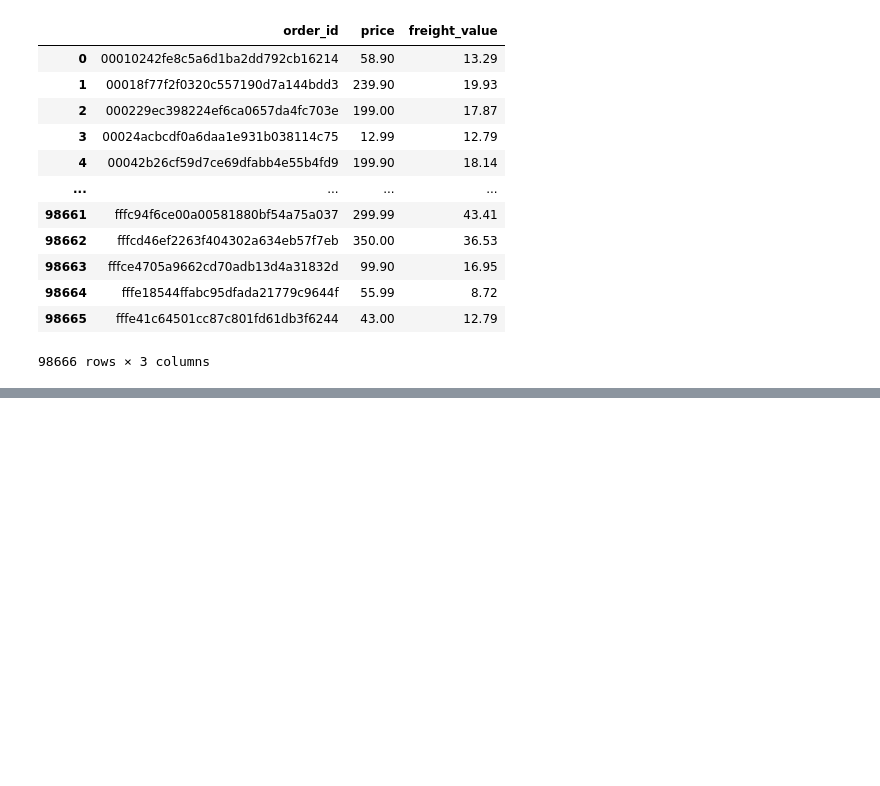
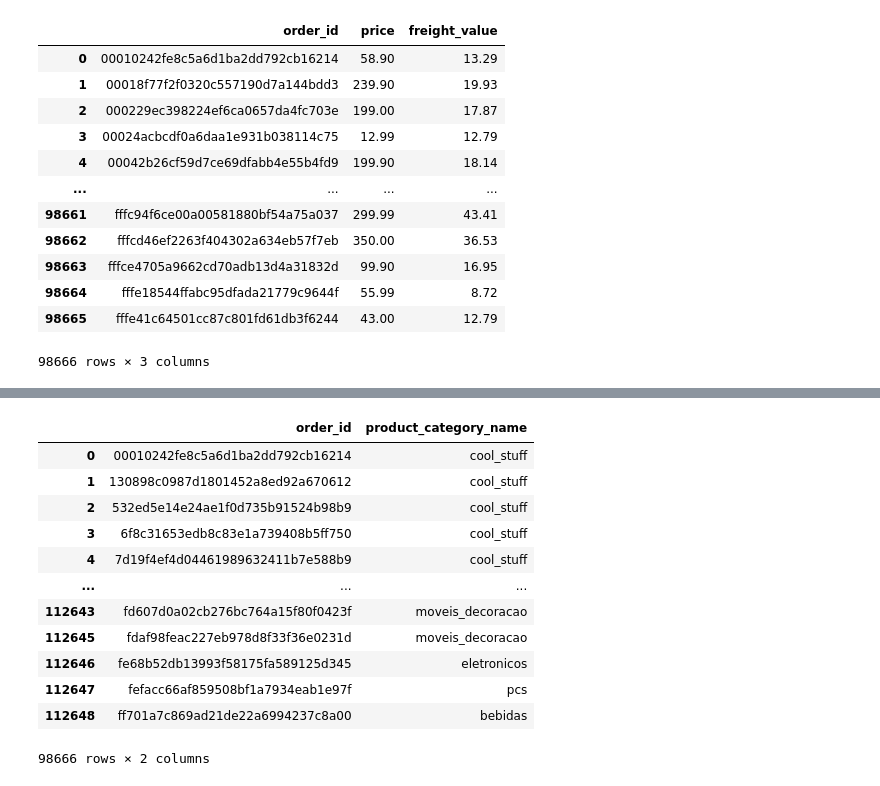
Before and after one commit to Matheus-Homem/Matheus-Homem, a Jupyter notebook: Data_Cleaning.ipynb, the cells around one changed output, grey strips where cells are left out. Drawn from its saved outputs; the diff is of its cells as text; code cells hidden in the pictures; blank space fills up the shorter version.

```diff
--- a/Data_Cleaning.ipynb
+++ b/Data_Cleaning.ipynb
@@ -553,0 +531,16 @@ items.head()
+# %%
+items.drop_duplicates('order_id')[['order_id','product_category_name']]
+# %% [output]
+|  | order_id | product_category_name |
+| 0 | 00010242fe8c5a6d1ba2dd792cb16214 | cool_stuff |
+| 1 | 130898c0987d1801452a8ed92a670612 | cool_stuff |
+| 2 | 532ed5e14e24ae1f0d735b91524b98b9 | cool_stuff |
+| 3 | 6f8c31653edb8c83e1a739408b5ff750 | cool_stuff |
+| 4 | 7d19f4ef4d04461989632411b7e588b9 | cool_stuff |
+| ... | ... | ... |
+| 112643 | fd607d0a02cb276bc764a15f80f0423f | moveis_decoracao |
+| 112645 | fdaf98feac227eb978d8f33f36e0231d | moveis_decoracao |
+| 112646 | fe68b52db13993f58175fa589125d345 | eletronicos |
+| 112647 | fefacc66af859508bf1a7934eab1e97f | pcs |
+| 112648 | ff701a7c869ad21de22a6994237c8a00 | bebidas |
+98666 rows × 2 columns
```
Also changed, not shown: parts of 19 cells of this notebook.
